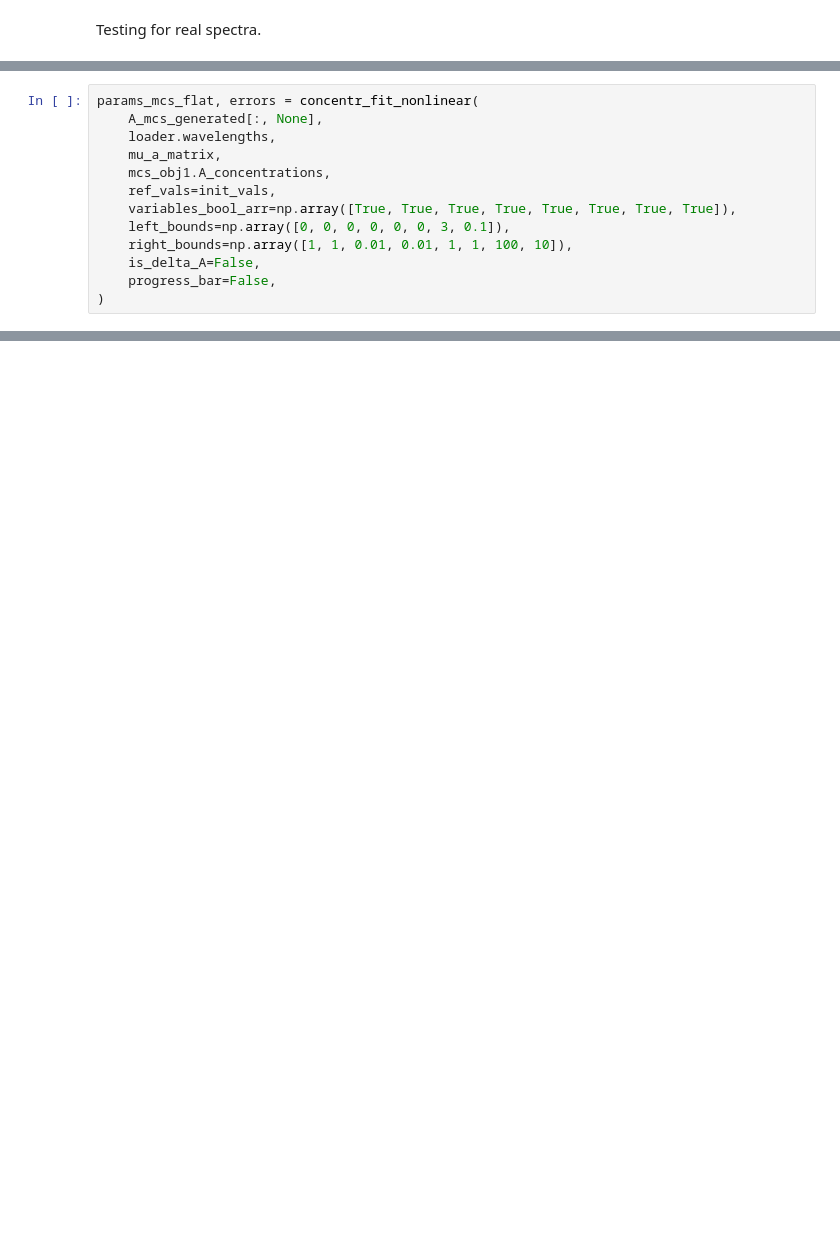
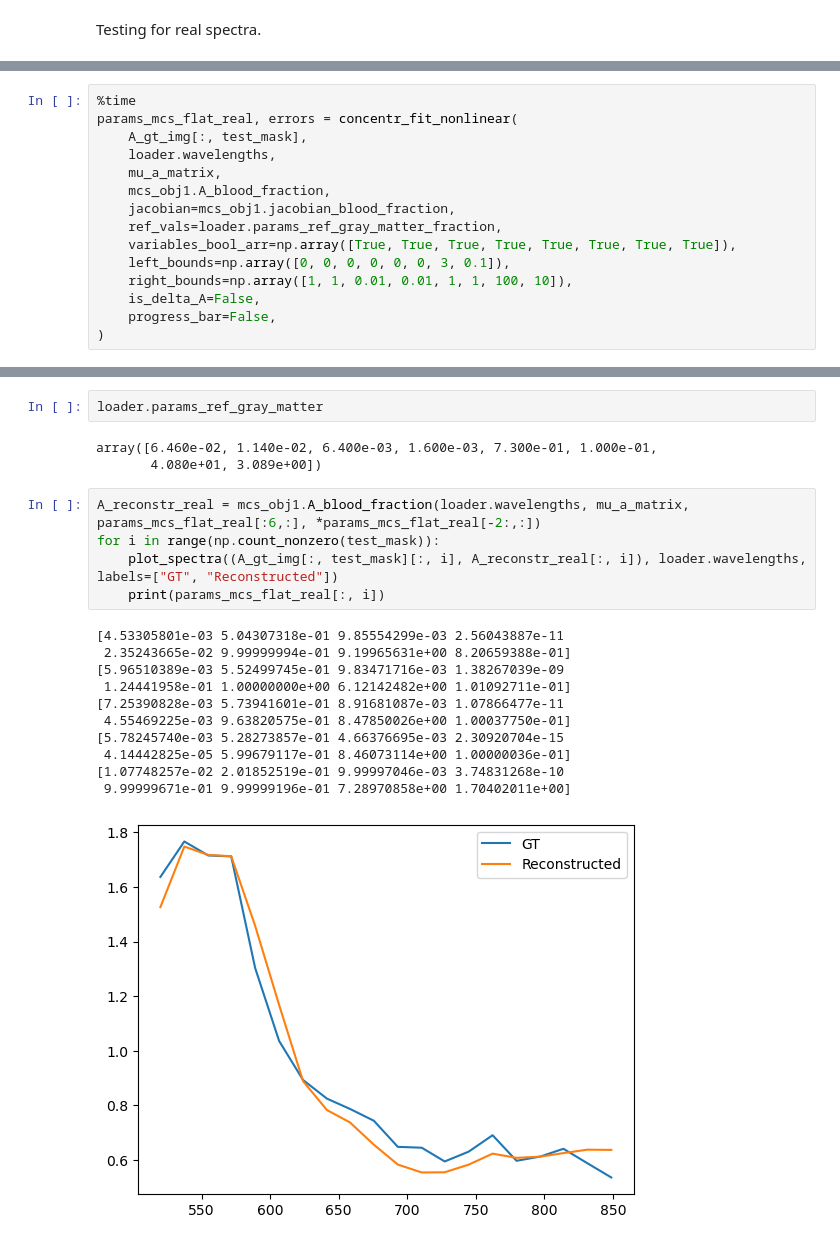
Before and after one commit to leonngl/hyperspectral-fit-idp, a Jupyter notebook: notebooks/mcs_nlls_debugging.ipynb, the cells around one changed output, grey strips where cells are left out. Saved outputs shown, nothing was run; the diff lists cells and outputs as text; blank space fills up the shorter version.

```diff
--- a/notebooks/mcs_nlls_debugging.ipynb
+++ b/notebooks/mcs_nlls_debugging.ipynb
@@ -387,10 +567,12 @@ print(test_mask.shape)
 # %%
-params_mcs_flat, errors = concentr_fit_nonlinear(
-    A_mcs_generated[:, None],
+%time
+params_mcs_flat_real, errors = concentr_fit_nonlinear(
+    A_gt_img[:, test_mask],
     loader.wavelengths,
     mu_a_matrix,
-    mcs_obj1.A_concentrations,
-    ref_vals=init_vals,
+    mcs_obj1.A_blood_fraction,
+    jacobian=mcs_obj1.jacobian_blood_fraction,
+    ref_vals=loader.params_ref_gray_matter_fraction,
     variables_bool_arr=np.array([True, True, True, True, True, True, True, True]),
     left_bounds=np.array([0, 0, 0, 0, 0, 0, 3, 0.1]),
     right_bounds=np.array([1, 1, 0.01, 0.01, 1, 1, 100, 10]),
@@ -399,0 +600,22 @@ params_mcs_flat, errors = concentr_fit_nonlinear(
+# %%
+loader.params_ref_gray_matter
+# %% [output]
+array([6.460e-02, 1.140e-02, 6.400e-03, 1.600e-03, 7.300e-01, 1.000e-01,
+       4.080e+01, 3.089e+00])
+# %%
+A_reconstr_real = mcs_obj1.A_blood_fraction(loader.wavelengths, mu_a_matrix, params_mcs_flat_real[:6,:], *params_mcs_flat_real[-2:,:])
+for i in range(np.count_nonzero(test_mask)):
+    plot_spectra((A_gt_img[:, test_mask][:, i], A_reconstr_real[:, i]), loader.wavelengths, labels=["GT", "Reconstructed"])
+    print(params_mcs_flat_real[:, i])
+# %% [output]
+[4.53305801e-03 5.04307318e-01 9.85554299e-03 2.56043887e-11
+ 2.35243665e-02 9.99999994e-01 9.19965631e+00 8.20659388e-01]
+[5.96510389e-03 5.52499745e-01 9.83471716e-03 1.38267039e-09
+ 1.24441958e-01 1.00000000e+00 6.12142482e+00 1.01092711e-01]
+[7.25390828e-03 5.73941601e-01 8.91681087e-03 1.07866477e-11
+ 4.55469225e-03 9.63820575e-01 8.47850026e+00 1.00037750e-01]
+[5.78245740e-03 5.28273857e-01 4.66376695e-03 2.30920704e-15
+ 4.14442825e-05 5.99679117e-01 8.46073114e+00 1.00000036e-01]
+[1.07748257e-02 2.01852519e-01 9.99997046e-03 3.74831268e-10
+ 9.99999671e-01 9.99999196e-01 7.28970858e+00 1.70402011e+00]
+[figure, added]
```
Also changed, not shown: parts of 27 cells of this notebook, 3 other files.
